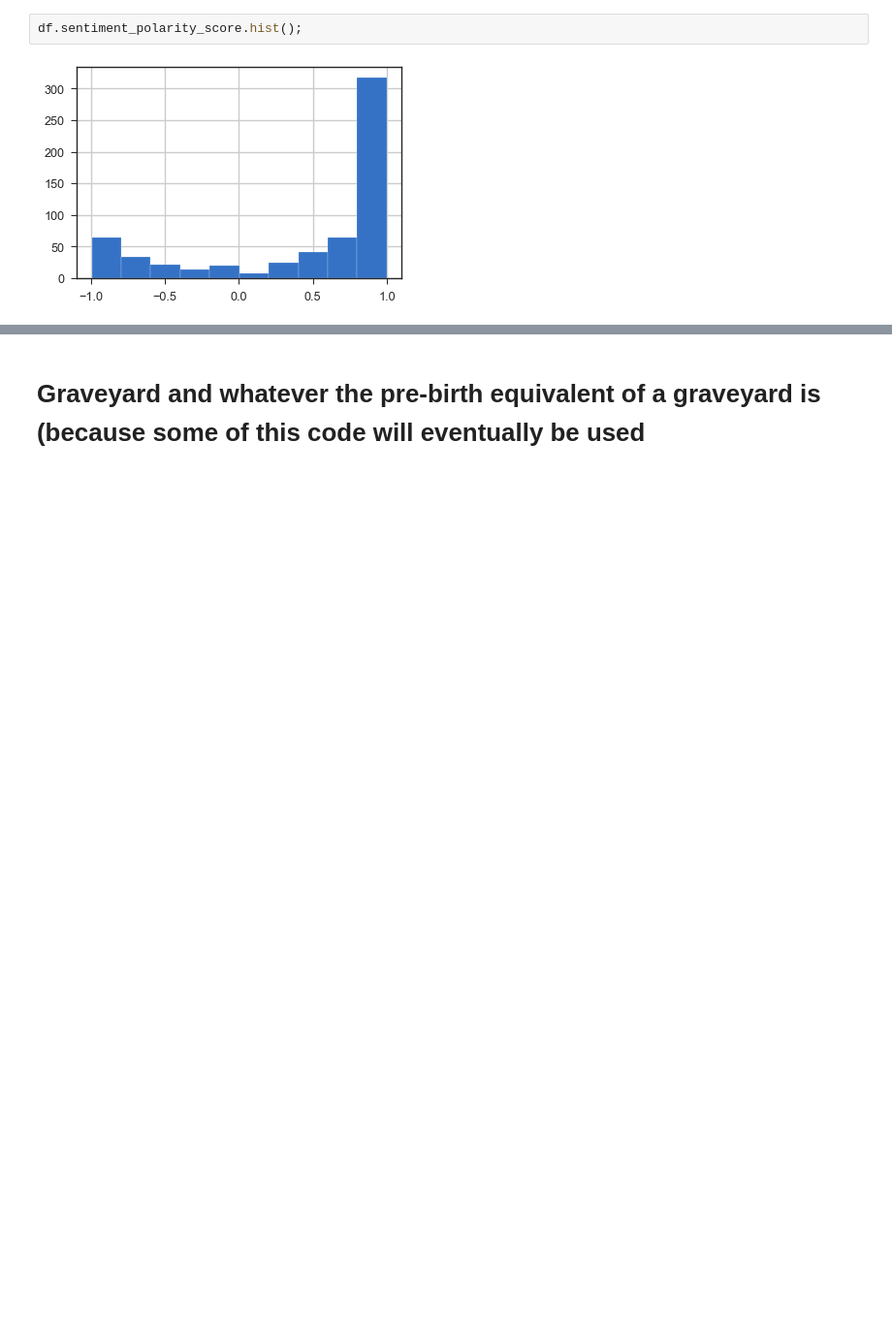
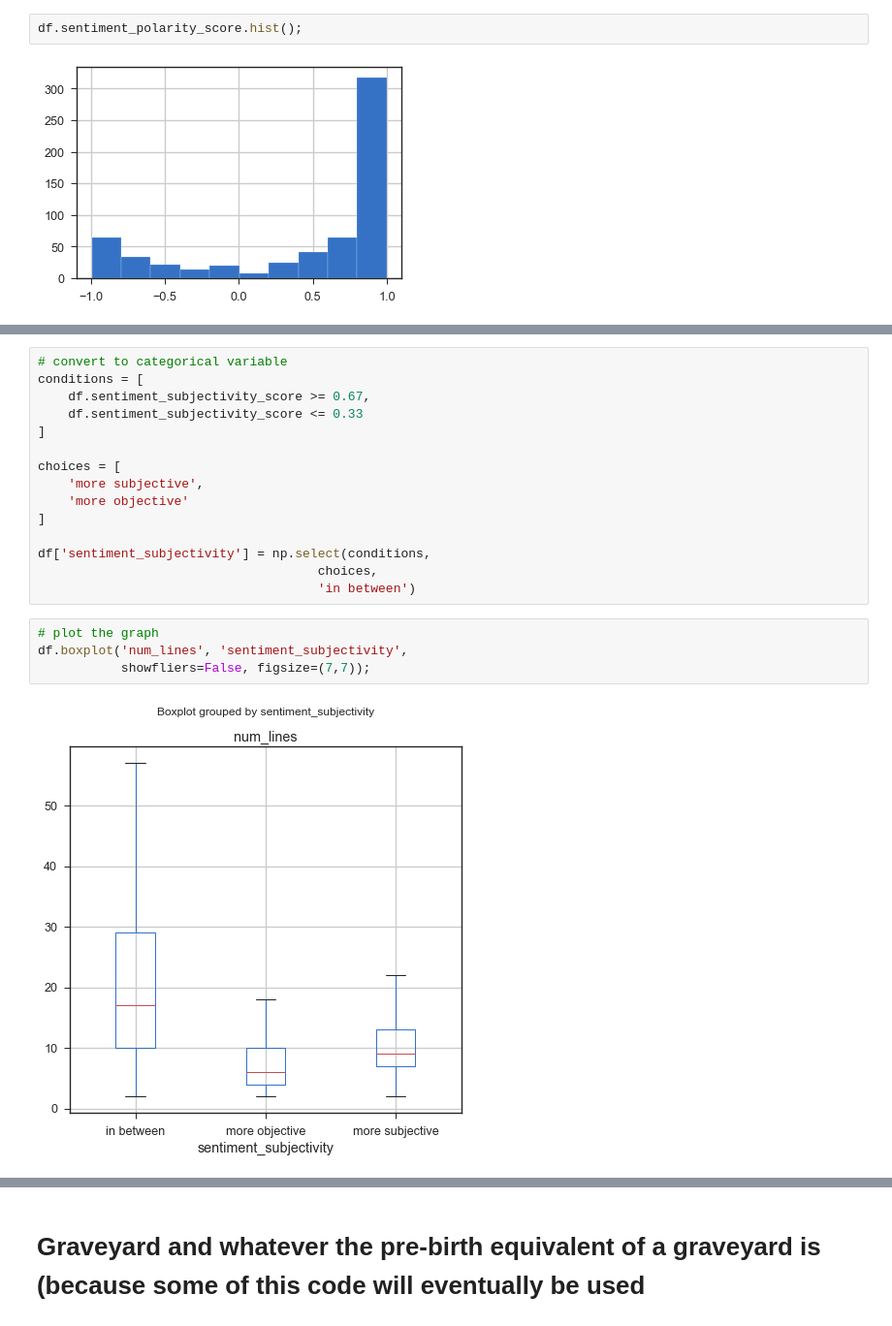
Before and after one commit to p-szymo/whitman_analysis, a Jupyter notebook: nlp_analysis.ipynb, the cells around one changed output, grey strips where cells are left out. Shown: that part at 97% size. Drawn from its saved outputs; the diff is of its cells as text; blank space fills up the shorter version.

```diff
--- a/nlp_analysis.ipynb
+++ b/nlp_analysis.ipynb
@@ -359,0 +399,21 @@ df.head()
+# %%
+# convert to categorical variable
+conditions = [
+    df.sentiment_subjectivity_score >= 0.67,
+    df.sentiment_subjectivity_score <= 0.33
+]
+
+choices = [
+    'more subjective',
+    'more objective'
+]
+
+df['sentiment_subjectivity'] = np.select(conditions,
+                                     choices,
+                                     'in between')
+# %%
+# plot the graph
+df.boxplot('num_lines', 'sentiment_subjectivity',
+           showfliers=False, figsize=(7,7));
+# %% [output]
+[figure, added]
```
Also changed, not shown: parts of 96 cells of this notebook.
